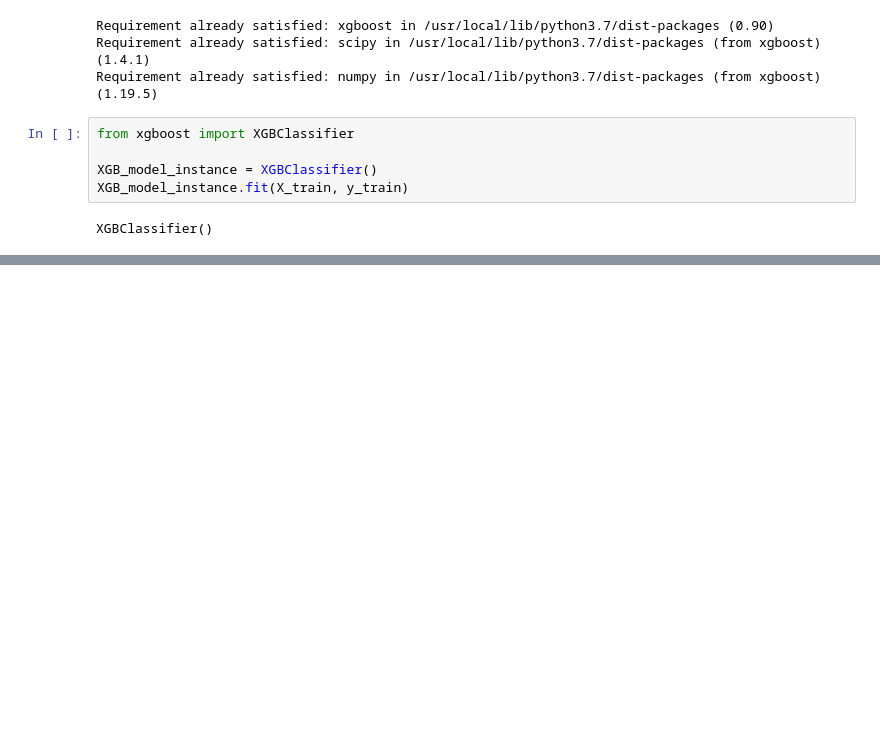
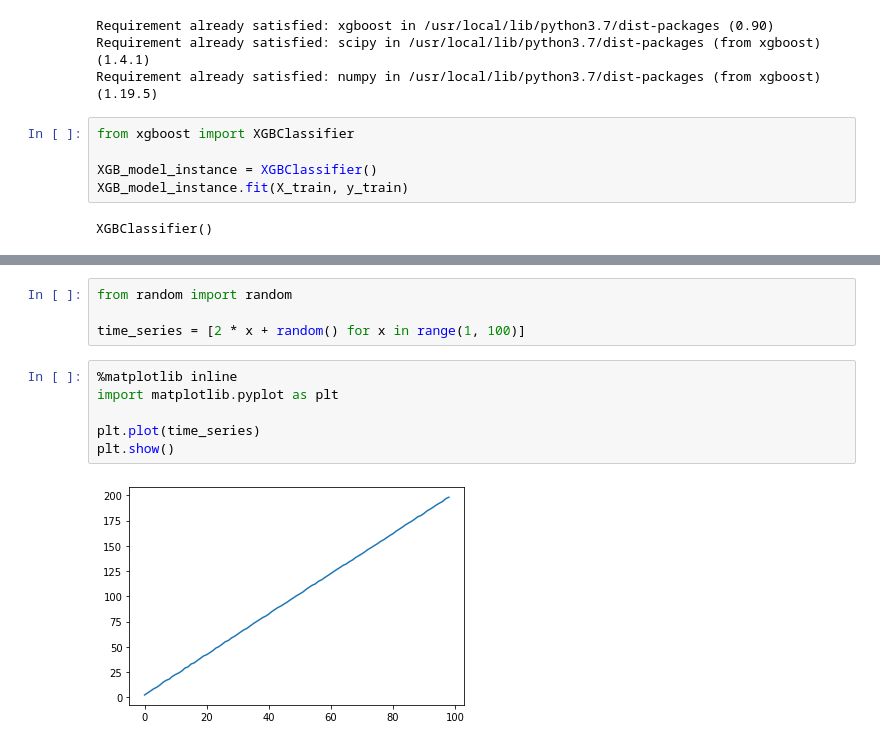
Before and after one commit to ITriskMgr/INF6422, a Jupyter notebook: INF6422_Lab_1_part_1.ipynb, the cells around one changed output, grey strips where cells are left out. Drawn from its saved outputs; the diff is of its cells as text; blank space fills up the shorter version.

```diff
--- a/INF6422_Lab_1_part_1.ipynb
+++ b/INF6422_Lab_1_part_1.ipynb
@@ -311,0 +337,12 @@ XGBClassifier()
+# %%
+from random import random
+
+time_series = [2 * x + random() for x in range(1, 100)]
+# %%
+%matplotlib inline
+import matplotlib.pyplot as plt
+
+plt.plot(time_series)
+plt.show()
+# %% [output]
+[figure, added]
```
Also changed, not shown: parts of 7 cells of this notebook.
